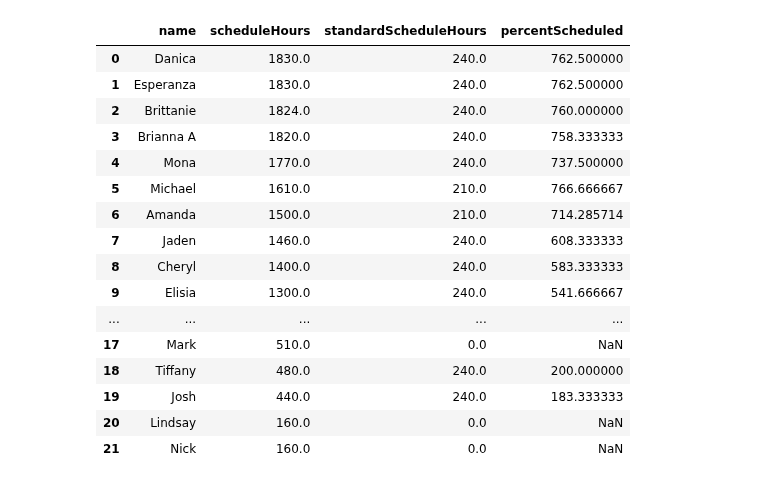
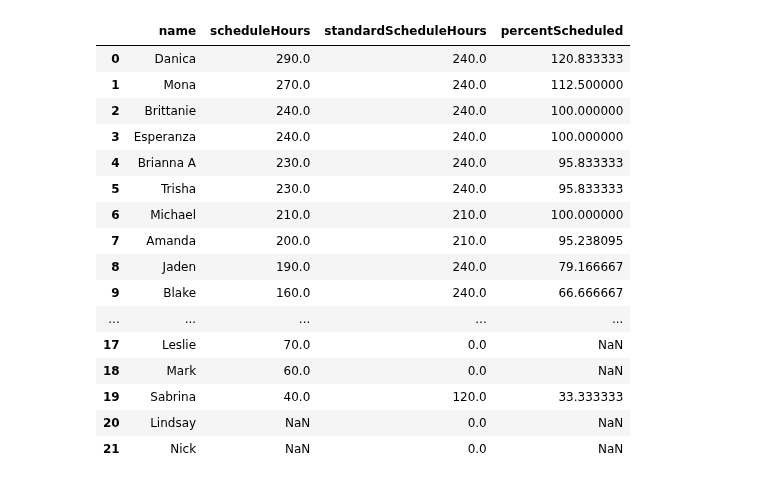
Before and after one commit to jts-bio/techn-i-cal, a Jupyter notebook: tests.ipynb, the cells around one changed output. Cells and saved outputs as stored; diff of their text form; code cells hidden in the pictures.

```diff
--- a/tests.ipynb
+++ b/tests.ipynb
@@ -37,31 +40,32 @@ df.plot()
 # %%
 sch = Schedule.objects.first()
 
-empls = Employee.objects.annotate(scheduleHours=Sum('slots__shift__hours')).order_by('-scheduleHours')
+#scheduleHours, query slots that match employee and schedule = sch , then sum the shift__hours
+empls = Employee.objects.annotate(scheduleHours=Sum('slots__shift__hours',filter=Q(slots__schedule=sch))).order_by('-scheduleHours')
 # standard schedule Hours should be 240 * the employees fte field
 empls = empls.annotate(standardScheduleHours=240*F('fte'))
 empls = empls.annotate(percentScheduled=F('scheduleHours')/F('standardScheduleHours')*100)
 data = empls.values('name','scheduleHours','standardScheduleHours','percentScheduled')
 df = pd.DataFrame.from_records(data)
 df
 # %% [output]
 |  | name | scheduleHours | standardScheduleHours | percentScheduled |
-| 0 | Danica | 1830.0 | 240.0 | 762.500000 |
-| 1 | Esperanza | 1830.0 | 240.0 | 762.500000 |
-| 2 | Brittanie | 1824.0 | 240.0 | 760.000000 |
-| 3 | Brianna A | 1820.0 | 240.0 | 758.333333 |
-| 4 | Mona | 1770.0 | 240.0 | 737.500000 |
-| 5 | Michael | 1610.0 | 210.0 | 766.666667 |
-| 6 | Amanda | 1500.0 | 210.0 | 714.285714 |
-| 7 | Jaden | 1460.0 | 240.0 | 608.333333 |
-| 8 | Cheryl | 1400.0 | 240.0 | 583.333333 |
-| 9 | Elisia | 1300.0 | 240.0 | 541.666667 |
+| 0 | Danica | 290.0 | 240.0 | 120.833333 |
+| 1 | Mona | 270.0 | 240.0 | 112.500000 |
+| 2 | Brittanie | 240.0 | 240.0 | 100.000000 |
+| 3 | Esperanza | 240.0 | 240.0 | 100.000000 |
+| 4 | Brianna A | 230.0 | 240.0 | 95.833333 |
+| 5 | Trisha | 230.0 | 240.0 | 95.833333 |
+| 6 | Michael | 210.0 | 210.0 | 100.000000 |
+| 7 | Amanda | 200.0 | 210.0 | 95.238095 |
+| 8 | Jaden | 190.0 | 240.0 | 79.166667 |
+| 9 | Blake | 160.0 | 240.0 | 66.666667 |
 | ... | ... | ... | ... | ... |
-| 17 | Mark | 510.0 | 0.0 | NaN |
-| 18 | Tiffany | 480.0 | 240.0 | 200.000000 |
-| 19 | Josh | 440.0 | 240.0 | 183.333333 |
-| 20 | Lindsay | 160.0 | 0.0 | NaN |
-| 21 | Nick | 160.0 | 0.0 | NaN |
+| 17 | Leslie | 70.0 | 0.0 | NaN |
+| 18 | Mark | 60.0 | 0.0 | NaN |
+| 19 | Sabrina | 40.0 | 120.0 | 33.333333 |
+| 20 | Lindsay | NaN | 0.0 | NaN |
+| 21 | Nick | NaN | 0.0 | NaN |
 # %%
 def sch_solve_with_lookbehind (request, schid):
     sch = Schedule.objects.get(slug=schid)
```
Also changed, not shown: parts of 10 cells of this notebook, 20 other files.
